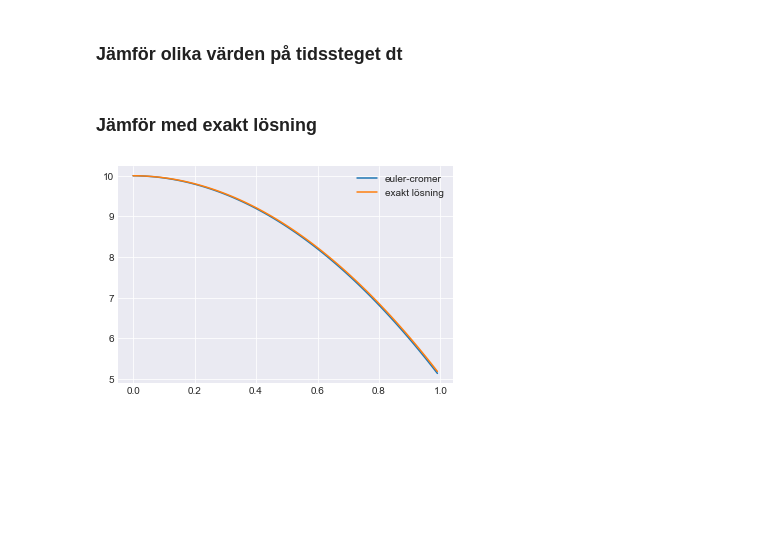
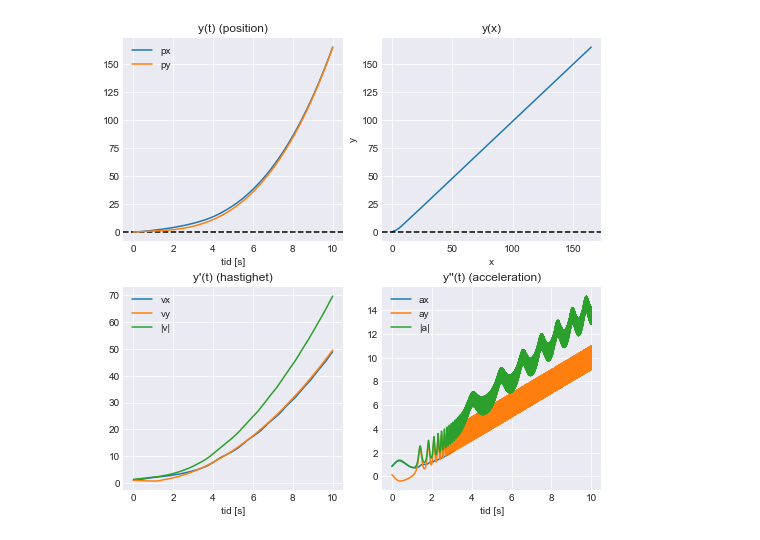
Before and after one commit to vallemork/fysik3-modellering, a Jupyter notebook: test.ipynb, the cells around one changed output. Cells and saved outputs as stored; diff of their text form; code cells hidden in the pictures; blank space fills up the shorter version.

```diff
--- a/test.ipynb
+++ b/test.ipynb
@@ -97,24 +1,12 @@ plt.show()
-# %% [markdown]
-### Jämför olika värden på tidssteget dt
-# %% [markdown]
-### Jämför med exakt lösning
-# %%
-def freefall_solution(t, thing):
-    # analytisk lösning y(t) från https://en.wikipedia.org/wiki/Free_fall
-    y0, m, A, C_d = thing.y0, thing.m, thing.A, thing.C_d
-
-    vel_terminal = np.sqrt((2*m*g) / (rho*C_d*A))
-    y = y0[1] - (vel_terminal**2 / g) * np.log(np.cosh((g*t)/vel_terminal))
-    return y
-
-ball = Sphere(0.01, 0.5)
-ball.set_initial(y0=[0, 10], v0=[0, 0]) # släpp från 10m
-
-res = simulate(ball.f_drag, ball.initial, dt=0.01, to_time=1, plot=False)
-y_true = freefall_solution(res['t'], ball)
-plt.plot(res['t'], res['y'], label='euler-cromer')
-plt.plot(res['t'], y_true, label="exakt lösning")
-plt.legend()
-plt.show()
-# %% [output]
-[figure, removed]
+# %%
+from euler_cromer import simulate
+import numpy as np
+
+def f(p, v, t):
+    x, y = p; vx, vy = v
+    return np.sin(np.array([2*vx-vy, 3*vy*vx]))+t
+
+y0, v0 = [0, 0], [1, 1]
+_ = simulate(f, [y0, v0], to_time=10, dt=0.001)
+# %% [output]
+[figure, added]
```
Also changed, not shown: parts of 6 cells of this notebook, 31 other files.
